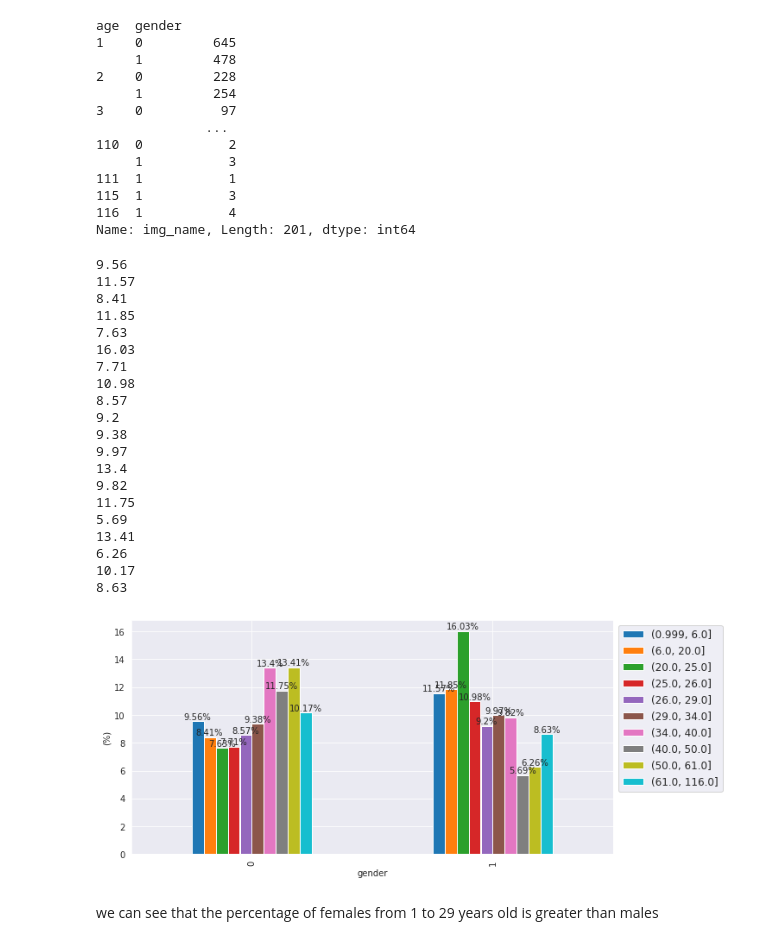
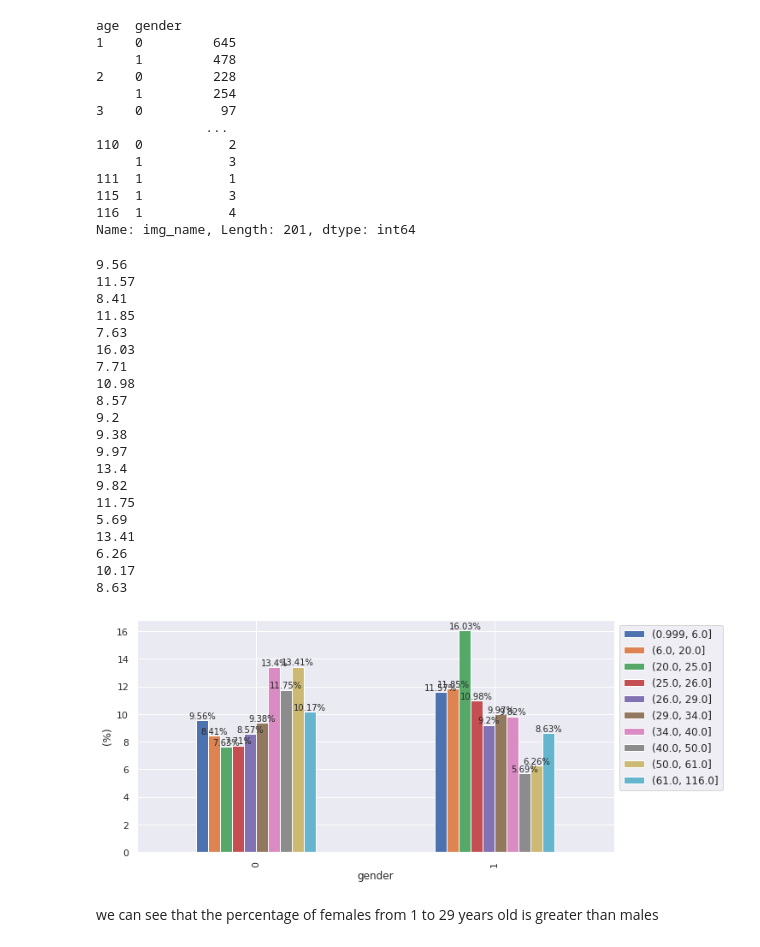
Before and after one commit to Raghad770/UTK, a Jupyter notebook: utk-age-estimation.ipynb, the cells around one changed output. Cells and saved outputs as stored; diff of their text form; code cells hidden in the pictures.

```diff
--- a/utk-age-estimation.ipynb
+++ b/utk-age-estimation.ipynb
@@ -227,6 +236,9 @@ plt.show()
 # %%
+import seaborn as sns
+sns.set()
 ax = sns.countplot(x=df.points_bin, hue=df.gender)
 ax.set_title("age interval for each Gender")
 x_ticks_labels=['F', 'M']
+plt.rcParams["figure.figsize"] = (10,10)
 plt.show();
 # %% [output]
@@ -280,28 +293,30 @@ def bar_plots(df, category):
 # %%
 # bar plot for the age precentages for each gender
 df_Hndcp =  bar_plots(df, 'gender')
+plt.rcParams["figure.figsize"] = (10,10)
+plt.show();
 # %% [output]
 9.56
 11.57
 8.41
 11.85
 7.63
 16.03
 7.71
 10.98
 8.57
 9.2
 9.38
 9.97
 13.4
 9.82
 11.75
 5.69
 13.41
 6.26
 10.17
 8.63
-[figure, old version]
+[figure, new version]
 # %% [markdown]
 we can see that the percentage of females from 1 to 29 years old is greater than males
 # %%
```
Also changed, not shown: parts of 7 cells of this notebook.
